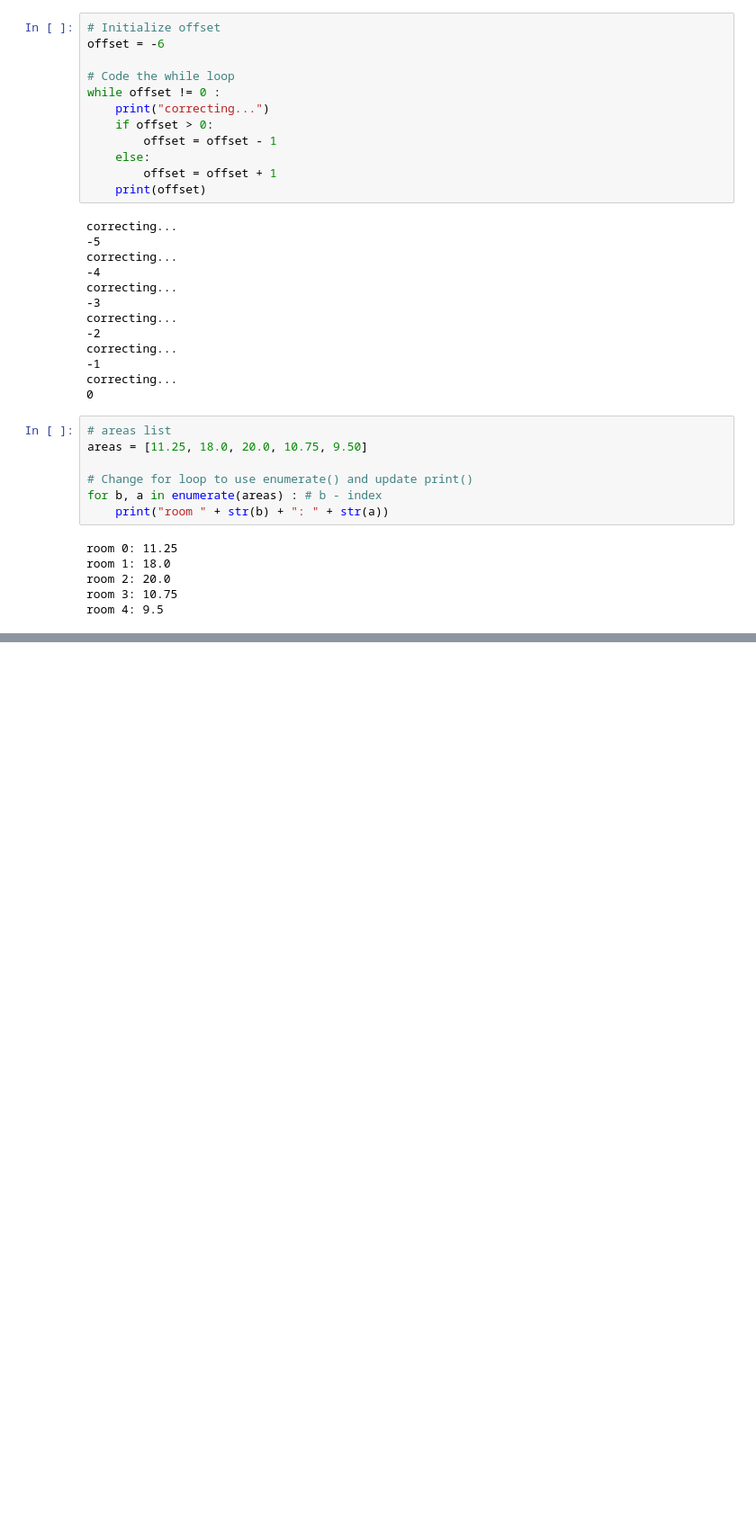
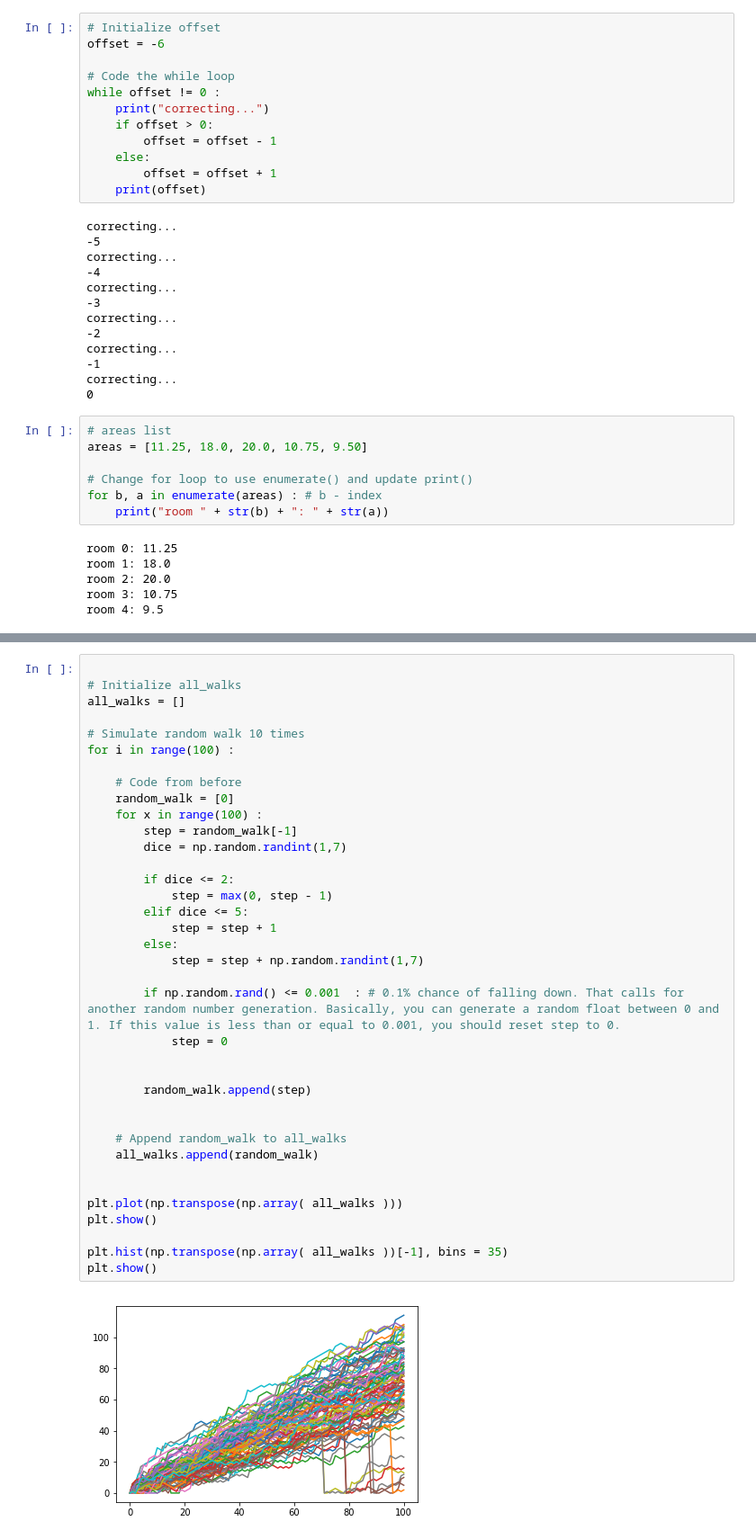
Before and after one commit to xenakas/py_projects, a Jupyter notebook: intro_into_py.ipynb, the cells around one changed output, grey strips where cells are left out. Shown: that part at 90% size. Saved outputs shown, nothing was run; the diff lists cells and outputs as text; blank space fills up the shorter version.

```diff
--- a/intro_into_py.ipynb
+++ b/intro_into_py.ipynb
@@ -352,0 +474,39 @@ room 4: 9.5
+# %%
+
+# Initialize all_walks
+all_walks = []
+
+# Simulate random walk 10 times
+for i in range(100) :
+
+    # Code from before
+    random_walk = [0]
+    for x in range(100) :
+        step = random_walk[-1]
+        dice = np.random.randint(1,7)
+
+        if dice <= 2:
+            step = max(0, step - 1)
+        elif dice <= 5:
+            step = step + 1
+        else:
+            step = step + np.random.randint(1,7)
+
+        if np.random.rand() <= 0.001  : # 0.1% chance of falling down. That calls for another random number generation. Basically, you can generate a random float between 0 and 1. If this value is less than or equal to 0.001, you should reset step to 0.
+            step = 0
+
+
+        random_walk.append(step)
+
+
+    # Append random_walk to all_walks
+    all_walks.append(random_walk)
+
+
+plt.plot(np.transpose(np.array( all_walks )))
+plt.show()
+
+plt.hist(np.transpose(np.array( all_walks ))[-1], bins = 35)
+plt.show()
+# %% [output]
+[figure, added]
```
Also changed, not shown: parts of 20 cells of this notebook.
